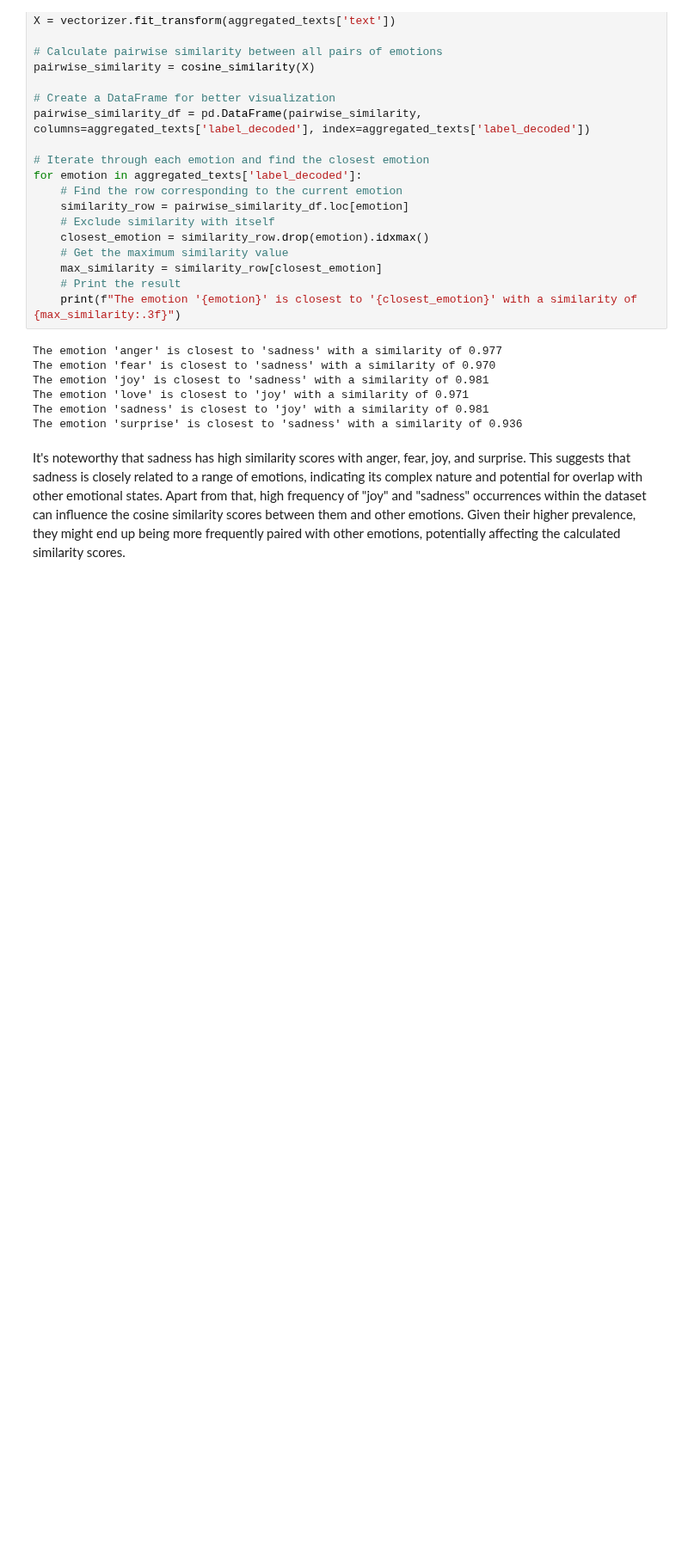
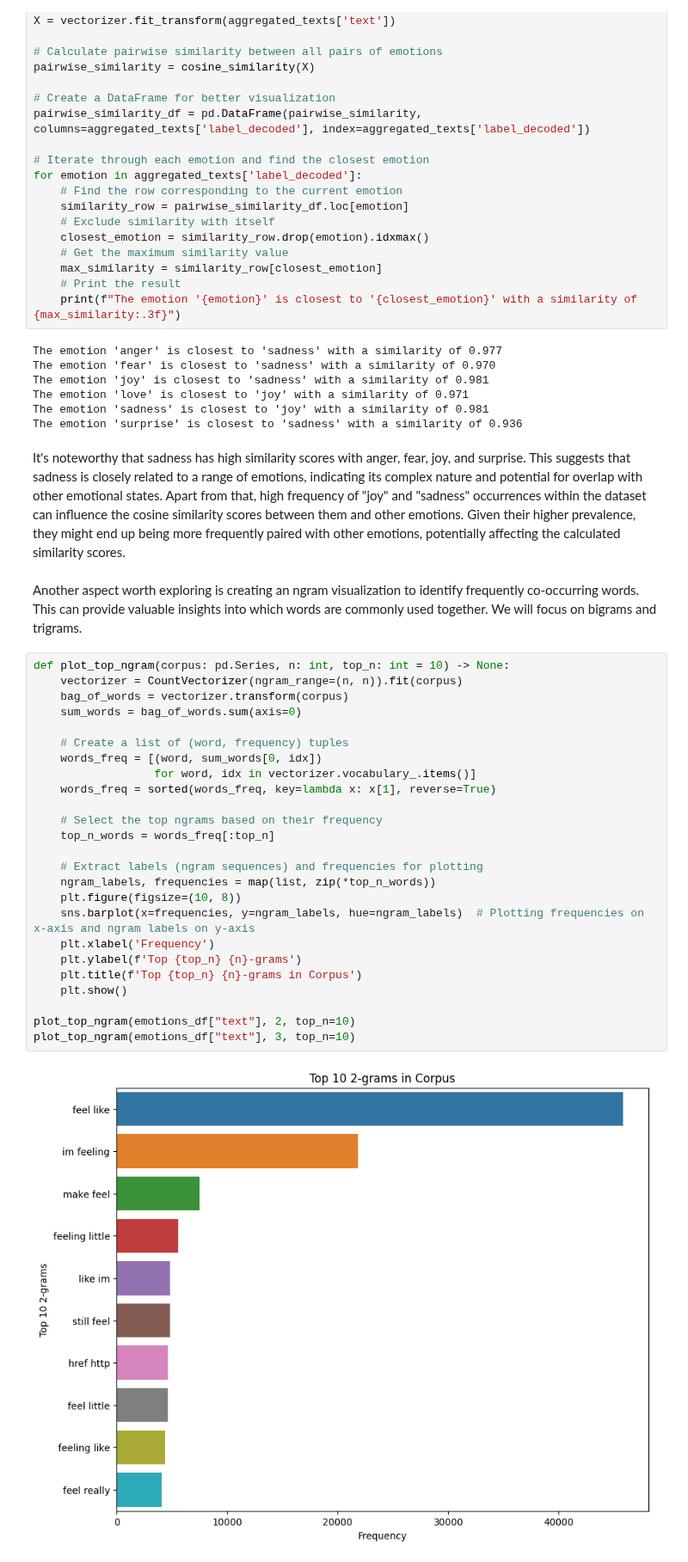
Before and after one commit to olast45/Emotions-Prediction-App, a Jupyter notebook: notebooks/emotions_analysis.ipynb, the cells around one changed output. Shown at 86% size. Drawn from its saved outputs; the diff is of its cells as text; blank space fills up the shorter version.

Commit message:
feat: Visualize most common ngrams

```diff
--- a/notebooks/emotions_analysis.ipynb
+++ b/notebooks/emotions_analysis.ipynb
@@ -402,3 +402,32 @@ The emotion 'sadness' is closest to 'joy' with a similarity of 0.981
 The emotion 'surprise' is closest to 'sadness' with a similarity of 0.936
 # %% [markdown]
 It's noteworthy that sadness has high similarity scores with anger, fear, joy, and surprise. This suggests that sadness is closely related to a range of emotions, indicating its complex nature and potential for overlap with other emotional states. Apart from that, high frequency of "joy" and "sadness" occurrences within the dataset can influence the cosine similarity scores between them and other emotions. Given their higher prevalence, they might end up being more frequently paired with other emotions, potentially affecting the calculated similarity scores.
+# %% [markdown]
+Another aspect worth exploring is creating an ngram visualization to identify frequently co-occurring words. This can provide valuable insights into which words are commonly used together. We will focus on bigrams and trigrams.
+# %%
+def plot_top_ngram(corpus: pd.Series, n: int, top_n: int = 10) -> None:
+    vectorizer = CountVectorizer(ngram_range=(n, n)).fit(corpus)
+    bag_of_words = vectorizer.transform(corpus)
+    sum_words = bag_of_words.sum(axis=0)
+
+    # Create a list of (word, frequency) tuples
+    words_freq = [(word, sum_words[0, idx])
+                  for word, idx in vectorizer.vocabulary_.items()]
+    words_freq = sorted(words_freq, key=lambda x: x[1], reverse=True)
+
+    # Select the top ngrams based on their frequency
+    top_n_words = words_freq[:top_n]
+
+    # Extract labels (ngram sequences) and frequencies for plotting
+    ngram_labels, frequencies = map(list, zip(*top_n_words))
+    plt.figure(figsize=(10, 8))
+    sns.barplot(x=frequencies, y=ngram_labels, hue=ngram_labels)  # Plotting frequencies on x-axis and ngram labels on y-axis
+    plt.xlabel('Frequency')
+    plt.ylabel(f'Top {top_n} {n}-grams')
+    plt.title(f'Top {top_n} {n}-grams in Corpus')
+    plt.show()
+
+plot_top_ngram(emotions_df["text"], 2, top_n=10)
+plot_top_ngram(emotions_df["text"], 3, top_n=10)
+# %% [output]
+[figure, added]
```
Also changed, not shown: parts of 5 cells of this notebook.
